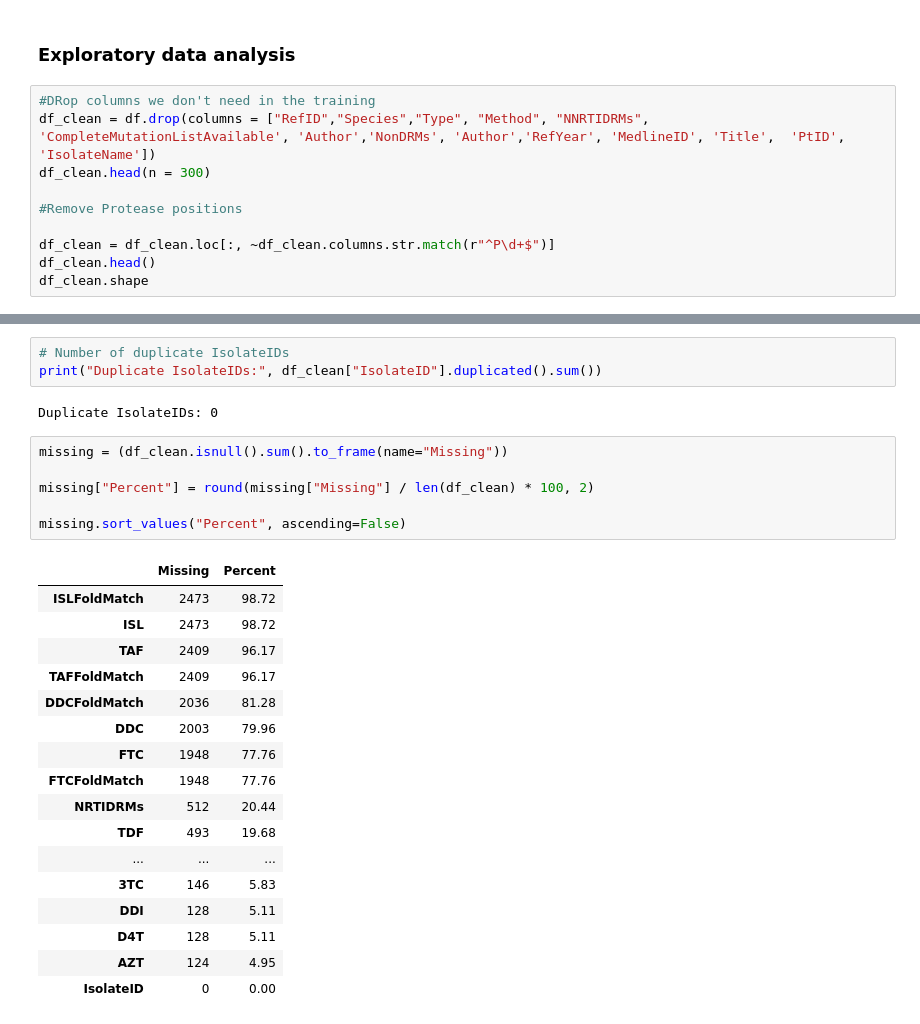
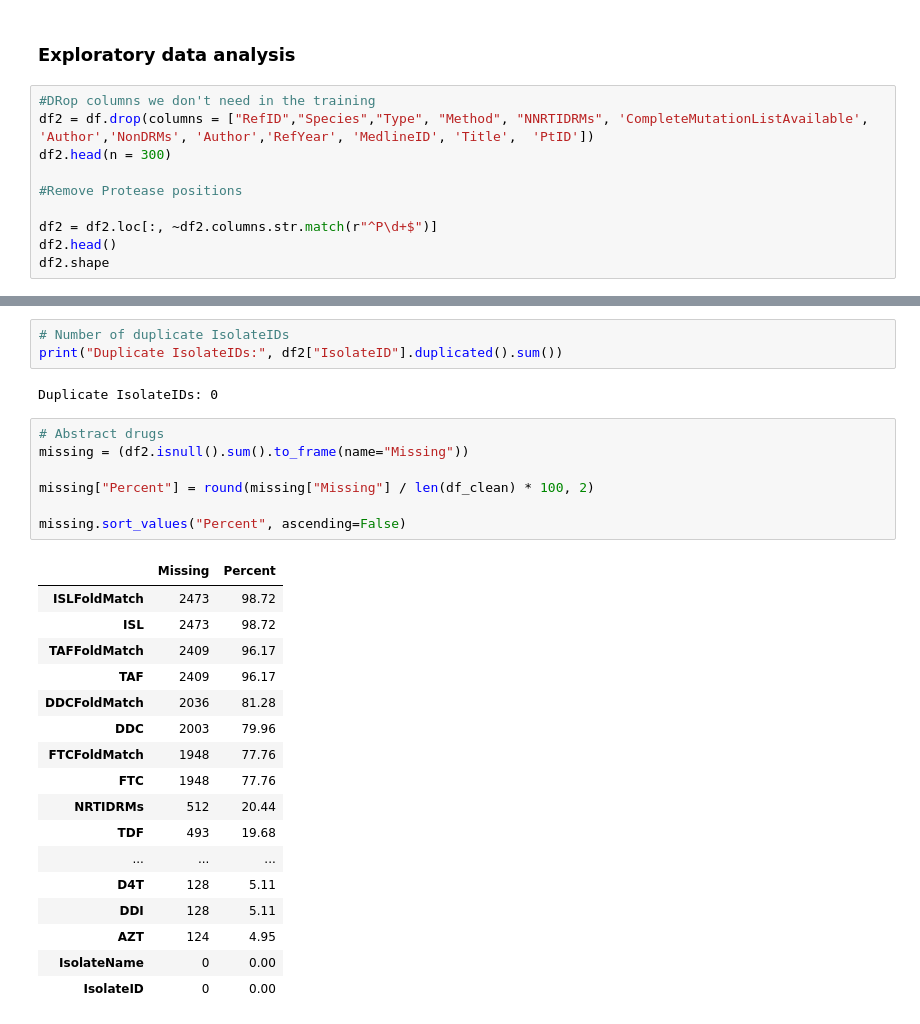
Before and after one commit to NoelOkumu/Eneza-Data-Science-Residential-training-2026, a Jupyter notebook: Day1/mutatio_profile1.ipynb, the cells around one changed output, grey strips where cells are left out. Drawn from its saved outputs; the diff is of its cells as text.

```diff
--- a/Day1/mutatio_profile1.ipynb
+++ b/Day1/mutatio_profile1.ipynb
@@ -30,12 +37,12 @@ df_clean.head()
 ### Exploratory data analysis
 # %%
 #DRop columns we don't need in the training
-df_clean = df.drop(columns = ["RefID","Species","Type", "Method", "NNRTIDRMs", 'CompleteMutationListAvailable', 'Author','NonDRMs', 'Author','RefYear', 'MedlineID', 'Title',  'PtID', 'IsolateName'])
-df_clean.head(n = 300)
+df2 = df.drop(columns = ["RefID","Species","Type", "Method", "NNRTIDRMs", 'CompleteMutationListAvailable', 'Author','NonDRMs', 'Author','RefYear', 'MedlineID', 'Title',  'PtID'])
+df2.head(n = 300)
 
 #Remove Protease positions
 
-df_clean = df_clean.loc[:, ~df_clean.columns.str.match(r"^P\d+$")]
-df_clean.head()
-df_clean.shape
+df2 = df2.loc[:, ~df2.columns.str.match(r"^P\d+$")]
+df2.head()
+df2.shape
 # %% [output]
@@ -101,30 +109,31 @@ Length: 1087, dtype: str
 # %%
 # Number of duplicate IsolateIDs
-print("Duplicate IsolateIDs:", df_clean["IsolateID"].duplicated().sum())
+print("Duplicate IsolateIDs:", df2["IsolateID"].duplicated().sum())
 # %% [output]
 Duplicate IsolateIDs: 0
 # %%
-missing = (df_clean.isnull().sum().to_frame(name="Missing"))
+# Abstract drugs
+missing = (df2.isnull().sum().to_frame(name="Missing"))
 
 missing["Percent"] = round(missing["Missing"] / len(df_clean) * 100, 2)
 
 missing.sort_values("Percent", ascending=False)
 # %% [output]
 |  | Missing | Percent |
 | ISLFoldMatch | 2473 | 98.72 |
 | ISL | 2473 | 98.72 |
+| TAFFoldMatch | 2409 | 96.17 |
 | TAF | 2409 | 96.17 |
-| TAFFoldMatch | 2409 | 96.17 |
 | DDCFoldMatch | 2036 | 81.28 |
 | DDC | 2003 | 79.96 |
+| FTCFoldMatch | 1948 | 77.76 |
 | FTC | 1948 | 77.76 |
-| FTCFoldMatch | 1948 | 77.76 |
 | NRTIDRMs | 512 | 20.44 |
 | TDF | 493 | 19.68 |
 | ... | ... | ... |
-| 3TC | 146 | 5.83 |
+| D4T | 128 | 5.11 |
 | DDI | 128 | 5.11 |
-| D4T | 128 | 5.11 |
 | AZT | 124 | 4.95 |
+| IsolateName | 0 | 0.00 |
 | IsolateID | 0 | 0.00 |
 # %%
```
Also changed, not shown: parts of 35 cells of this notebook, 1 other file.
